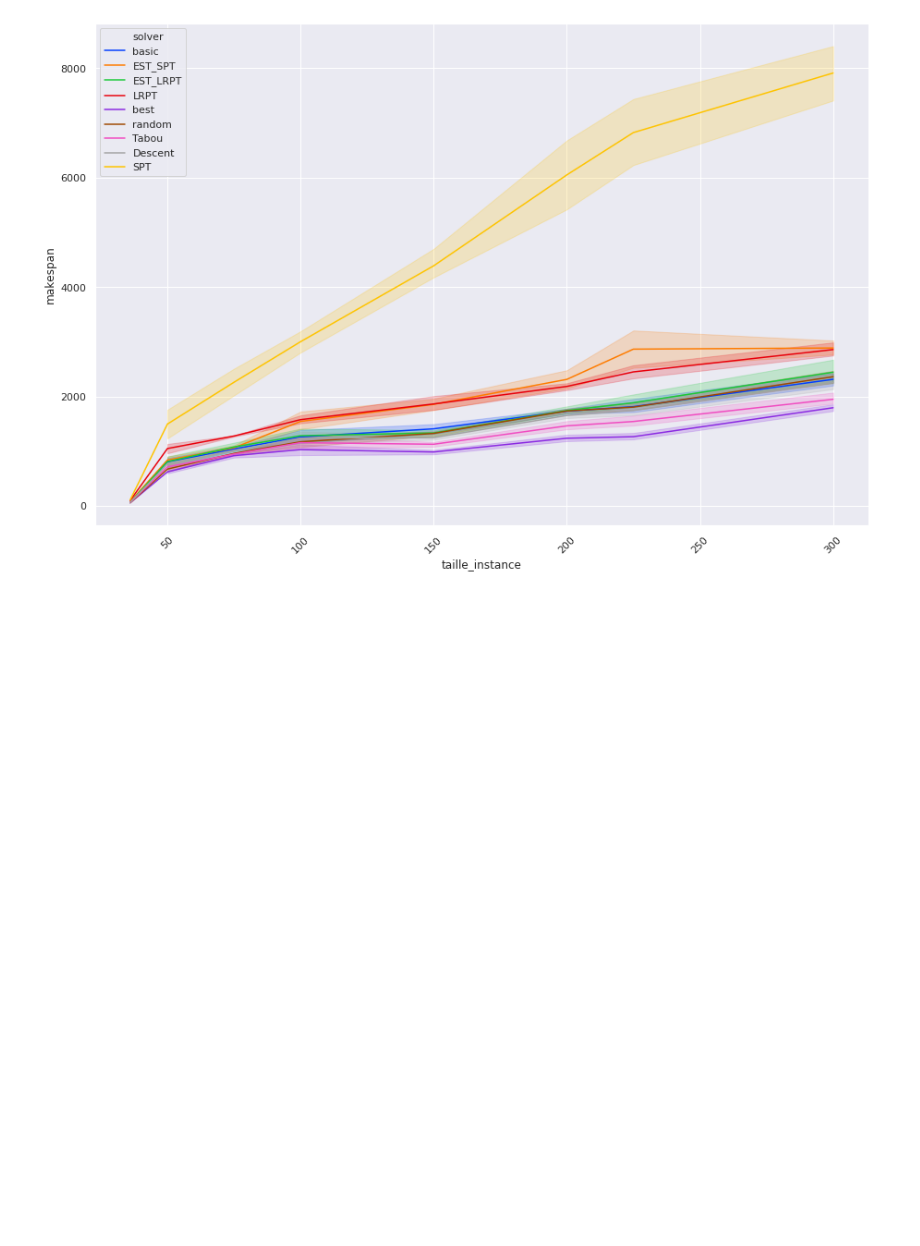
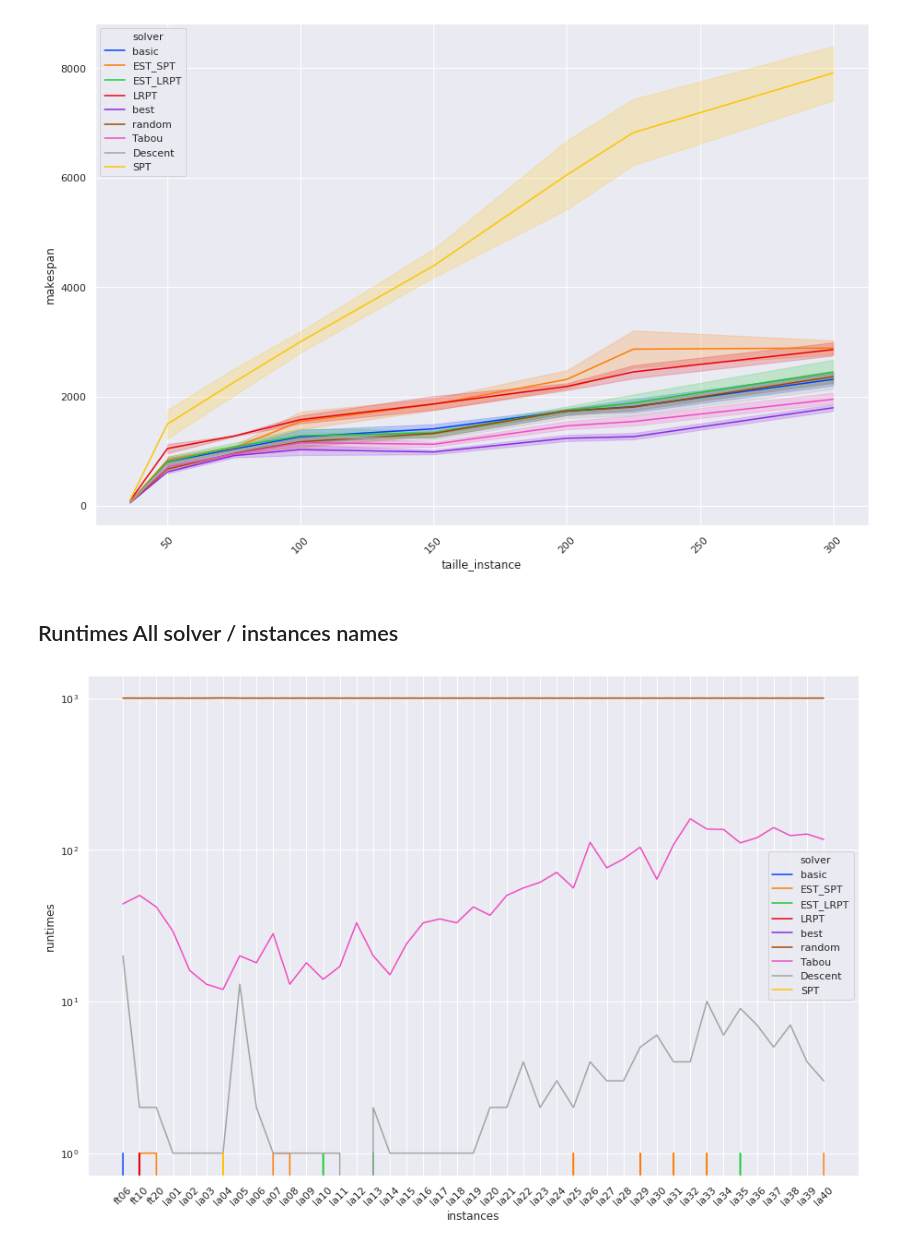
Before and after one commit to PremBamrung/metaheuristique, a Jupyter notebook: notebook/Benchmark.ipynb, the cells around one changed output. Cells and saved outputs as stored; diff of their text form; code cells hidden in the pictures; blank space fills up the shorter version.

Commit message:
additional plots

```diff
--- a/notebook/Benchmark.ipynb
+++ b/notebook/Benchmark.ipynb
@@ -491,3 +491,15 @@ plt.savefig(img_path+"12all_solver_instances_sizes.png",dpi=300)
 plt.show()
 # %% [output]
 [figure]
+# %% [markdown]
+## Runtimes All solver / instances names
+# %%
+sns.set(font_scale=1)
+plt.figure(figsize=(15,10))
+sns.lineplot(x="instances",y="runtimes",data=df,hue="solver",palette="bright")
+plt.xticks(rotation=45)
+plt.yscale("log")
+plt.savefig(img_path+"13runtimes_log_all_solver_instances_name.png",dpi=300)
+plt.show()
+# %% [output]
+[figure, added]
```
Also changed, not shown: parts of 9 cells of this notebook, 6 other files.
